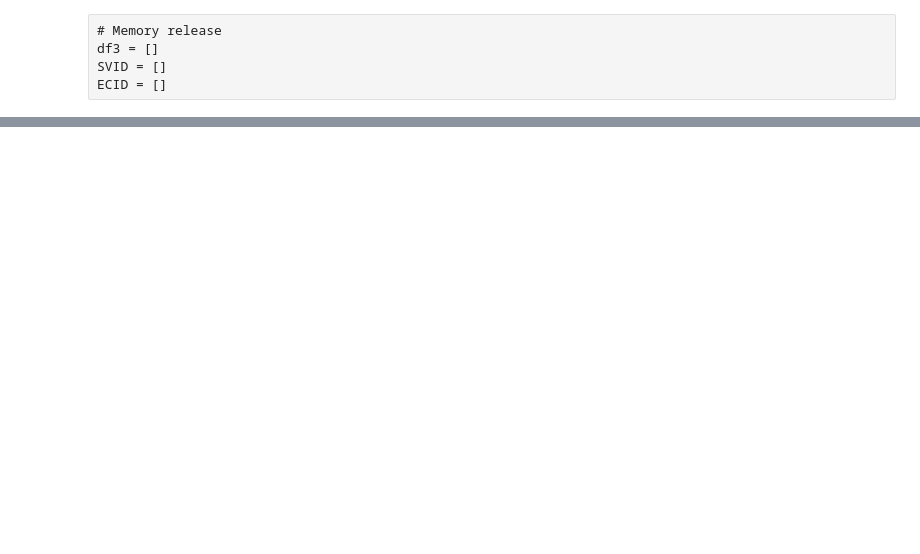
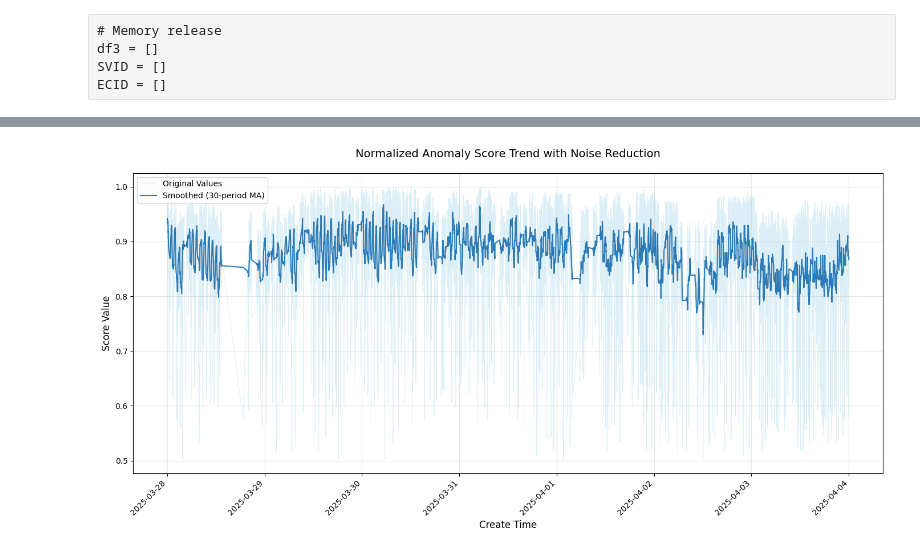
Before and after one commit to theerawatramchuen/ppc_saw, a Jupyter notebook: ppc_saw_anomaly_max_api_1.ipynb, the cells around one changed output, grey strips where cells are left out. Cells and saved outputs as stored; diff of their text form; code cells hidden in the pictures; blank space fills up the shorter version.

```diff
--- a/ppc_saw_anomaly_max_api_1.ipynb
+++ b/ppc_saw_anomaly_max_api_1.ipynb
@@ -216,0 +205,47 @@ plt.show()
+# %%
+# Sort data and calculate moving average
+df = anomalies_df.sort_values('CreateTime')
+window_size = 30  # Adjust this based on your data frequency
+df['AnomalyScore_smoothed'] = df['AnomalyScore_normalized'].rolling(
+    window=window_size,
+    min_periods=1,
+    center=True
+).mean()
+
+plt.figure(figsize=(14, 7))
+
+# Plot original data with transparency
+sns.lineplot(
+    data=df,
+    x='CreateTime',
+    y='AnomalyScore_normalized',
+    color='#abd9e9',
+    linewidth=0.7,
+    alpha=0.4,
+    label='Original Values'
+)
+
+# Plot smoothed trend line
+sns.lineplot(
+    data=df,
+    x='CreateTime',
+    y='AnomalyScore_smoothed',
+    color='#2c7bb6',
+    linewidth=1.5,
+    label=f'Smoothed ({window_size}-period MA)'
+)
+
+plt.title('Normalized Anomaly Score Trend with Noise Reduction', fontsize=14, pad=20)
+plt.xlabel('Create Time', fontsize=12)
+plt.ylabel('Score Value', fontsize=12)
+plt.grid(True, alpha=0.3)
+plt.legend(loc='upper left')
+
+# Format x-axis dates
+plt.xticks(rotation=45, ha='right')
+plt.gca().xaxis.set_major_formatter(plt.matplotlib.dates.DateFormatter('%Y-%m-%d'))
+
+plt.tight_layout()
+plt.show()
+# %% [output]
+[figure, added]
```
Also changed, not shown: parts of 12 cells of this notebook, 1 other file.
